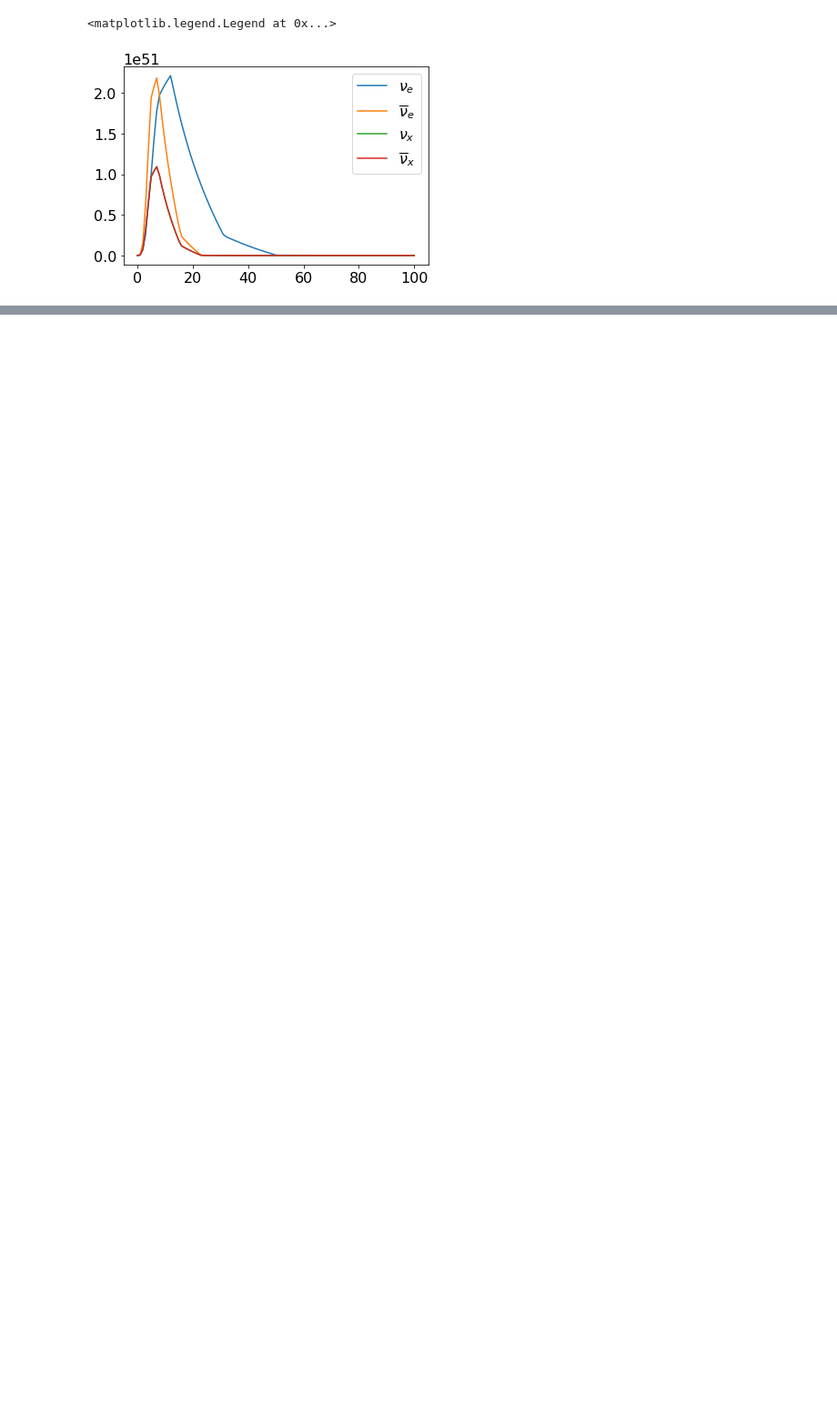
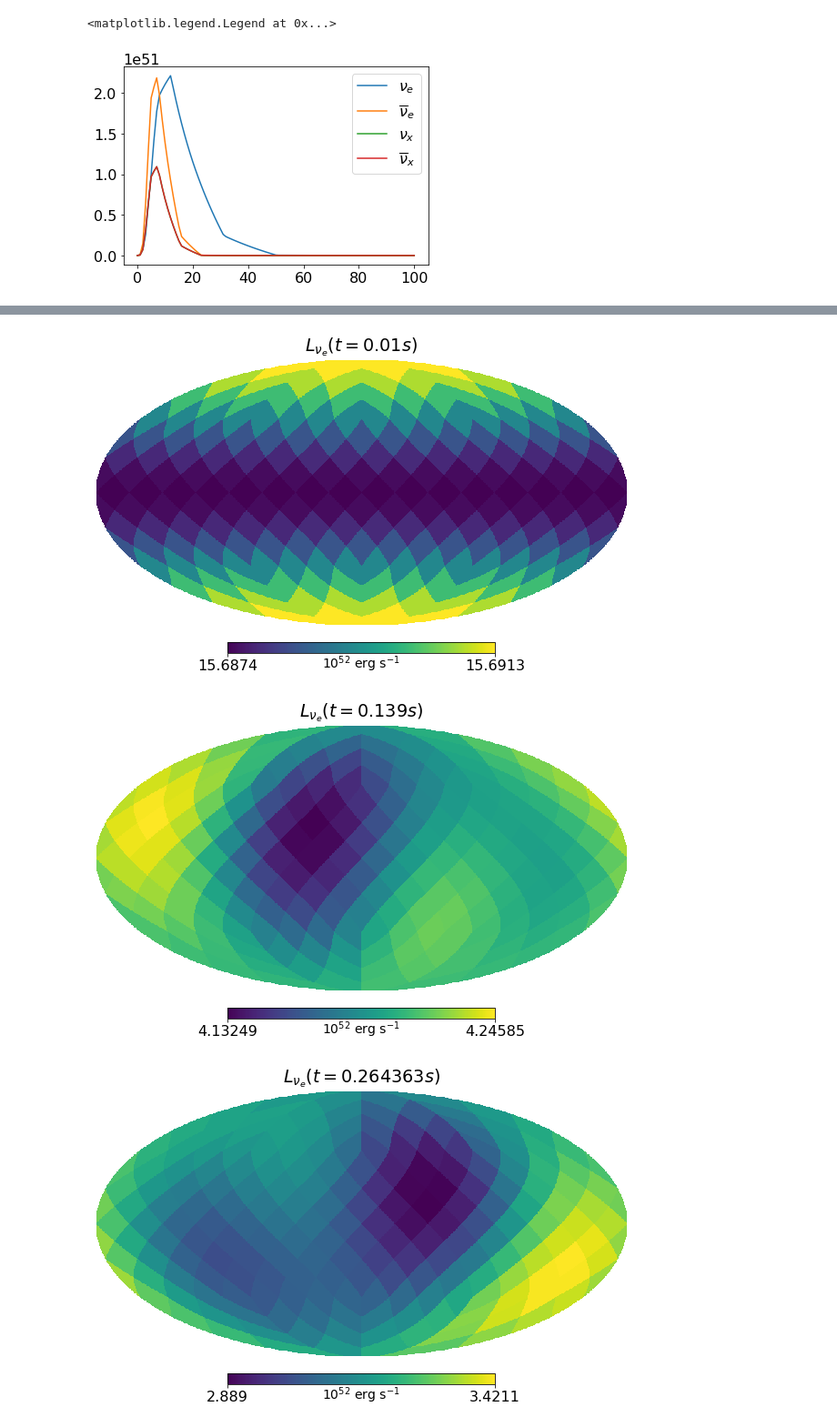
Before and after one commit to SNEWS2/snewpy, a Jupyter notebook: doc/nb/Fornax_2019_3D.ipynb, the cells around one changed output, grey strips where cells are left out. Shown at 91% size. Drawn from its saved outputs; the diff is of its cells as text; code cells hidden in the pictures; blank space fills up the shorter version.

```diff
--- a/doc/nb/Fornax_2019_3D.ipynb
+++ b/doc/nb/Fornax_2019_3D.ipynb
@@ -46,0 +51,3 @@ plt.legend()
+# %%
+model = Fornax_2019_3D('../../models/Fornax_2019/lum_spec_10M.h5', cache_flux=True)
+model
@@ -46,0 +70,13 @@ plt.legend()
+# %%
+import healpy as hp
+
+nt = len(model.time)
+L = model.luminosity[Flavor.NU_E].to('1e52*erg/s')
+
+for j in np.arange(0, nt, nt//6):
+    hp.mollview(L[j], title=r'$L_{{\nu_e}}(t={:g})$'.format(model.time[j]),
+            unit=r'$10^{52}$ erg s$^{-1}$')
+# %% [output]
+[figure, added]
+[figure, added]
+[figure, added]
```
Also changed, not shown: parts of 11 cells of this notebook, 2 other files.
